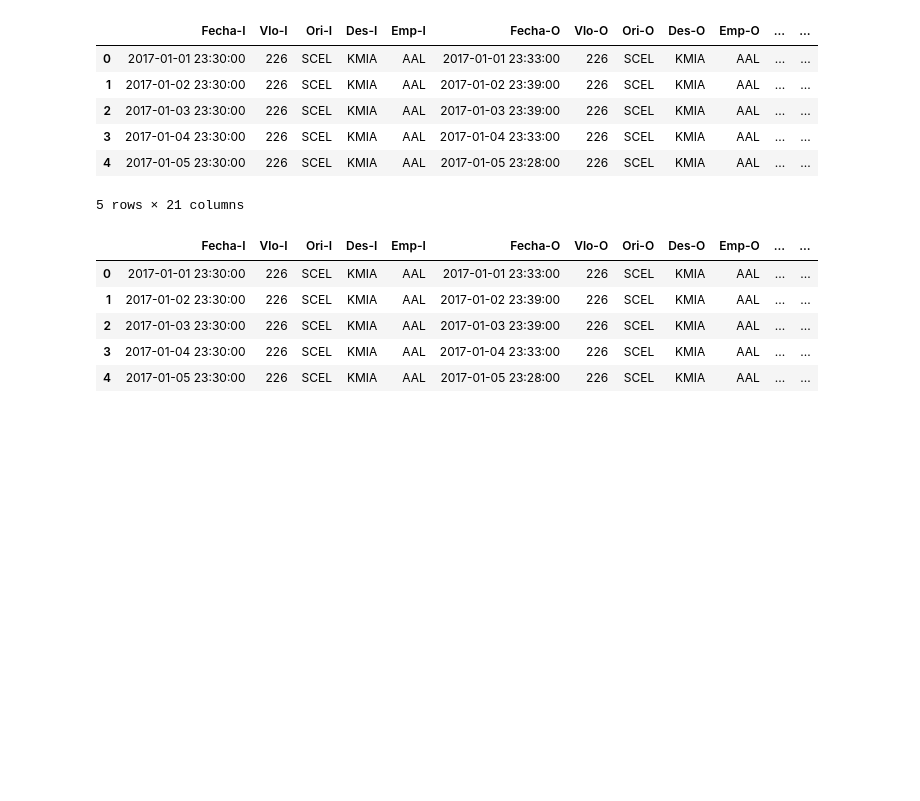
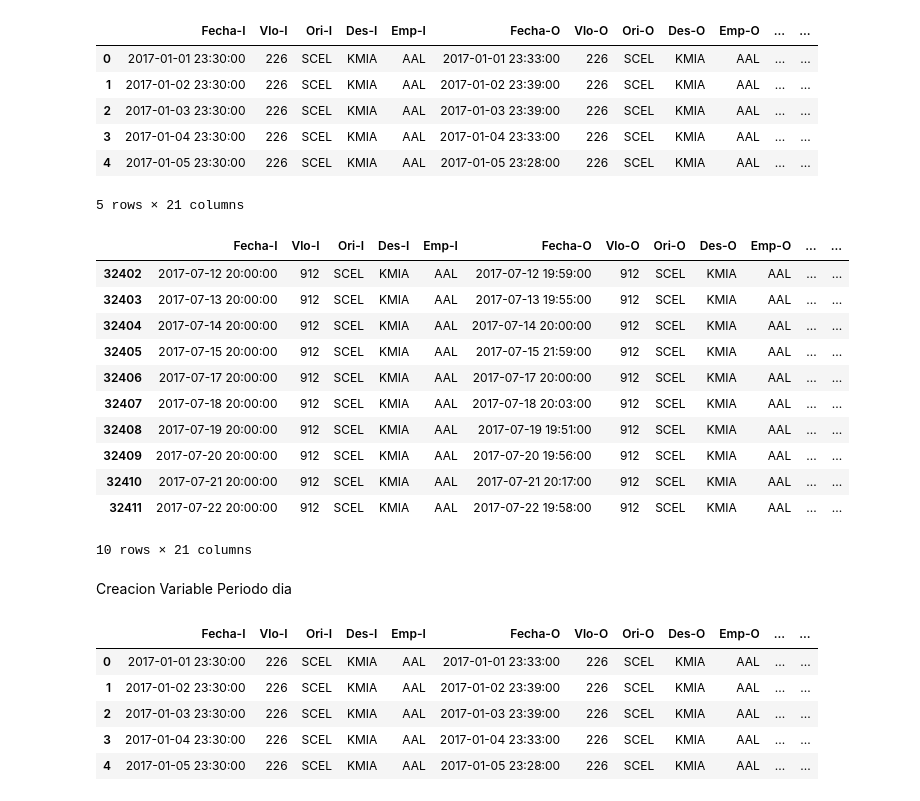
Before and after one commit to Danilo22m/Prueba-LATAM, a Jupyter notebook: solution.ipynb, the cells around one changed output. Cells and saved outputs as stored; diff of their text form; code cells hidden in the pictures; blank space fills up the shorter version.

```diff
--- a/solution.ipynb
+++ b/solution.ipynb
@@ -230,5 +251,25 @@ base.head(5)
 | 3 | 2017-01-04 23:30:00 | 226 | SCEL | KMIA | AAL | 2017-01-04 23:33:00 | 226 | SCEL | KMIA | AAL | ... | ... |
 | 4 | 2017-01-05 23:30:00 | 226 | SCEL | KMIA | AAL | 2017-01-05 23:28:00 | 226 | SCEL | KMIA | AAL | ... | ... |
 5 rows × 21 columns
+# %%
+#Validacion creacion variable
+prueba=base.loc[:,"temporada_alta"]==1
+prueba_1= base.loc[prueba]
+prueba_1.head(10)
+# %% [output]
+|  | Fecha-I | Vlo-I | Ori-I | Des-I | Emp-I | Fecha-O | Vlo-O | Ori-O | Des-O | Emp-O | ... | ... |
+| 32402 | 2017-07-12 20:00:00 | 912 | SCEL | KMIA | AAL | 2017-07-12 19:59:00 | 912 | SCEL | KMIA | AAL | ... | ... |
+| 32403 | 2017-07-13 20:00:00 | 912 | SCEL | KMIA | AAL | 2017-07-13 19:55:00 | 912 | SCEL | KMIA | AAL | ... | ... |
+| 32404 | 2017-07-14 20:00:00 | 912 | SCEL | KMIA | AAL | 2017-07-14 20:00:00 | 912 | SCEL | KMIA | AAL | ... | ... |
+| 32405 | 2017-07-15 20:00:00 | 912 | SCEL | KMIA | AAL | 2017-07-15 21:59:00 | 912 | SCEL | KMIA | AAL | ... | ... |
+| 32406 | 2017-07-17 20:00:00 | 912 | SCEL | KMIA | AAL | 2017-07-17 20:00:00 | 912 | SCEL | KMIA | AAL | ... | ... |
+| 32407 | 2017-07-18 20:00:00 | 912 | SCEL | KMIA | AAL | 2017-07-18 20:03:00 | 912 | SCEL | KMIA | AAL | ... | ... |
+| 32408 | 2017-07-19 20:00:00 | 912 | SCEL | KMIA | AAL | 2017-07-19 19:51:00 | 912 | SCEL | KMIA | AAL | ... | ... |
+| 32409 | 2017-07-20 20:00:00 | 912 | SCEL | KMIA | AAL | 2017-07-20 19:56:00 | 912 | SCEL | KMIA | AAL | ... | ... |
+| 32410 | 2017-07-21 20:00:00 | 912 | SCEL | KMIA | AAL | 2017-07-21 20:17:00 | 912 | SCEL | KMIA | AAL | ... | ... |
+| 32411 | 2017-07-22 20:00:00 | 912 | SCEL | KMIA | AAL | 2017-07-22 19:58:00 | 912 | SCEL | KMIA | AAL | ... | ... |
+10 rows × 21 columns
+# %% [markdown]
+Creacion Variable Periodo dia
 # %%
 base["periodo_dia"] = pd.Series(np.where((base["Fecha-I"].dt.hour.astype(int) >= 5) &  (base["Fecha-I"].dt.hour.astype(int) < 12), "mañana",
```
Also changed, not shown: parts of 6 cells of this notebook.
